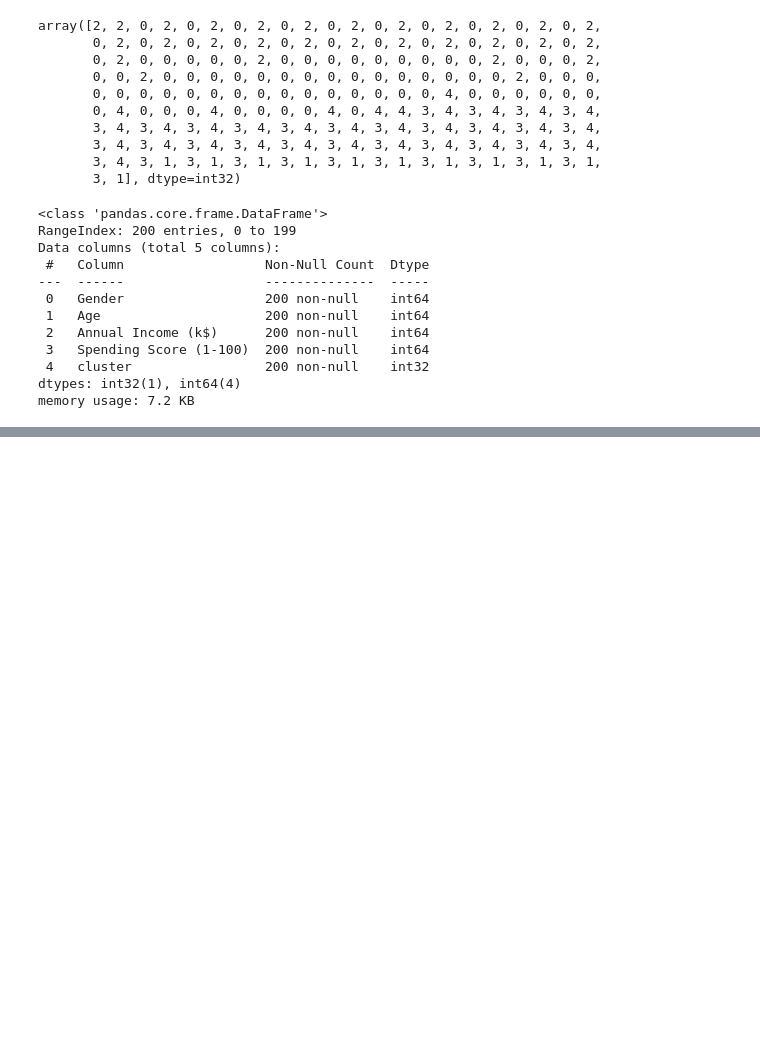
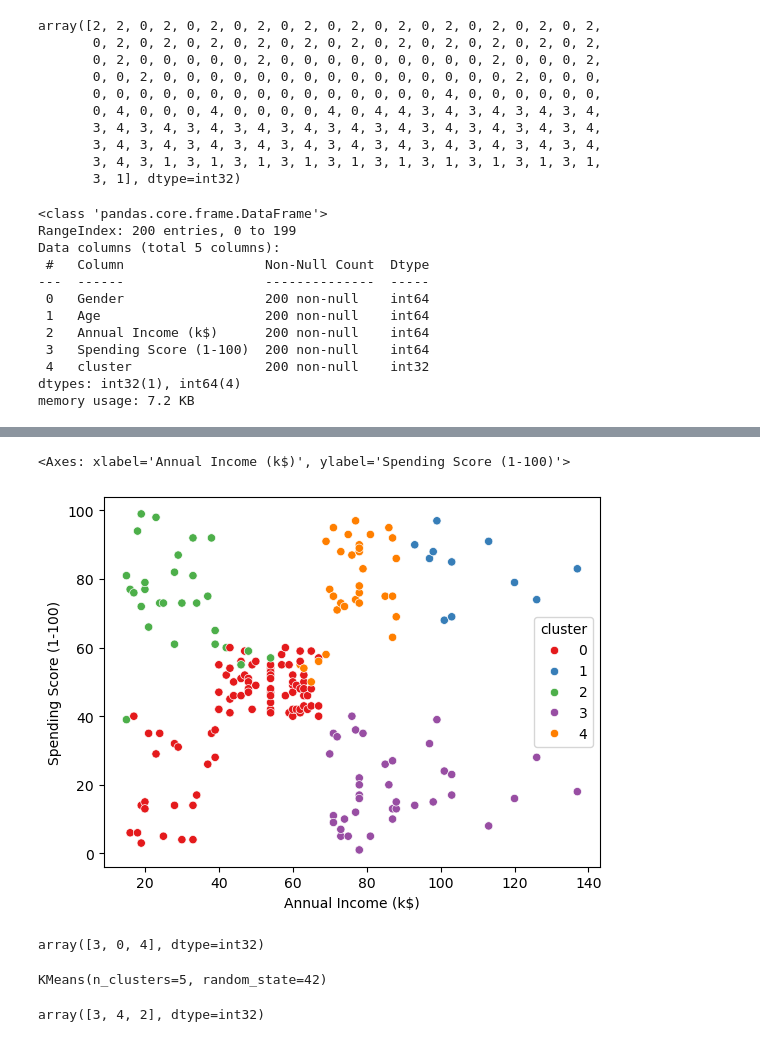
Before and after one commit to vivekkumars21/classification, a Jupyter notebook: clustering/customerseg.ipynb, the cells around one changed output, grey strips where cells are left out. Saved outputs shown, nothing was run; the diff lists cells and outputs as text; code cells hidden in the pictures; blank space fills up the shorter version.

```diff
--- a/clustering/customerseg.ipynb
+++ b/clustering/customerseg.ipynb
@@ -93,0 +94,11 @@ X.head()
+# %%
+sns.scatterplot(data=X, x='Annual Income (k$)', y='Spending Score (1-100)', hue='cluster', palette='Set1')
+# %% [output]
+<Axes: xlabel='Annual Income (k$)', ylabel='Spending Score (1-100)'>
+[figure, added]
+# %%
+new_application = [[0, 30, 120,40],[1, 50, 40, 20],[0, 20, 90, 60]]
+result = model.predict(new_application)
+result
+# %% [output]
+array([3, 0, 4], dtype=int32)
@@ -93,0 +107,10 @@ X.head()
+# %%
+model.fit(Z)
+# %% [output]
+KMeans(n_clusters=5, random_state=42)
+# %%
+new_application1 = [[120, 40], [50, 20], [20, 60]]
+result = model.predict(new_application1)
+result
+# %% [output]
+array([3, 4, 2], dtype=int32)
```
Also changed, not shown: parts of 6 cells of this notebook.
